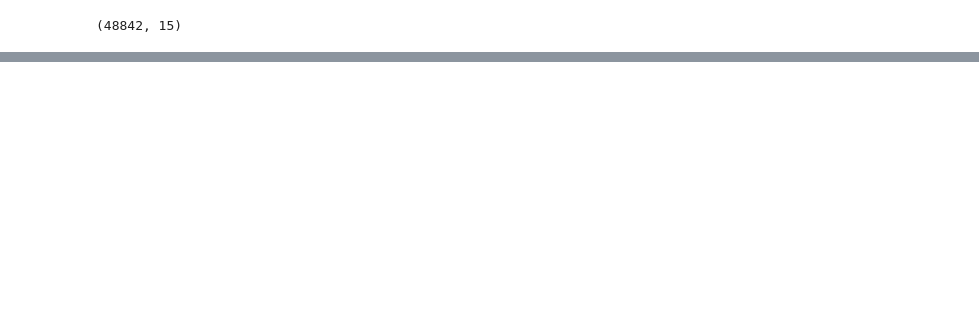
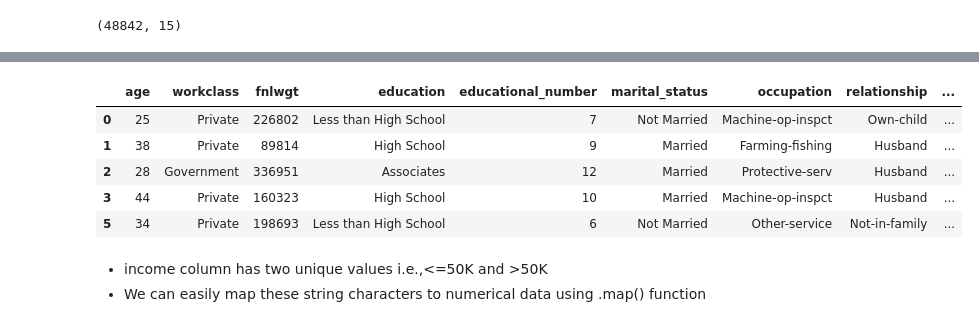
Before and after one commit to AnnaMatlapudi/ml-project-1, a Jupyter notebook: notebooks/Anna github Adult 1-Copy1.ipynb, the cells around one changed output, grey strips where cells are left out. Saved outputs shown, nothing was run; the diff lists cells and outputs as text; code cells hidden in the pictures; blank space fills up the shorter version.

```diff
--- a/notebooks/Anna github Adult 1-Copy1.ipynb
+++ b/notebooks/Anna github Adult 1-Copy1.ipynb
@@ -144,6 +291,0 @@ array(['United-States', '?', 'Peru', 'Guatemala', 'Mexico',
-# %%
-df['workclass']= df['workclass'].replace('?',np.nan)
-
-df['native-country']= df['native-country'].replace('?',np.nan)
-
-df['occupation']= df['occupation'].replace('?',np.nan)
@@ -183,4 +291,0 @@ df.shape
-# %%
-df= df.replace(dict.fromkeys(['State-gov','Local-gov','Federal-govt'], 'Government'))
-
-df=df.replace(dict.fromkeys(['Self-emp-not-inc','Self-emp-inc'], 'Self-employed'))
@@ -193,2 +291,0 @@ df.occupation.unique()
-# %%
-df=df.replace(dict.fromkeys(['Protective-serv'], 'Armed-Forces'))
@@ -232,3 +291,0 @@ df.head(10)
-# %%
-# drop rows with missing values
-df = df.dropna()
@@ -278,0 +292,12 @@ X_train,X_test,y_train,y_test = train_test_split(X,y,test_size= 0.20, random_sta
+# %%
+df.head()
+# %% [output]
+|  | age | workclass | fnlwgt | education | educational_number | marital_status | occupation | relationship | ... |
+| 0 | 25 | Private | 226802 | Less than High School | 7 | Not Married | Machine-op-inspct | Own-child | ... |
+| 1 | 38 | Private | 89814 | High School | 9 | Married | Farming-fishing | Husband | ... |
+| 2 | 28 | Government | 336951 | Associates | 12 | Married | Protective-serv | Husband | ... |
+| 3 | 44 | Private | 160323 | High School | 10 | Married | Machine-op-inspct | Husband | ... |
+| 5 | 34 | Private | 198693 | Less than High School | 6 | Not Married | Other-service | Not-in-family | ... |
+# %% [markdown]
+- income column has two unique values i.e.,<=50K and >50K
+- We can easily map these string characters to numerical data using .map() function
```
Also changed, not shown: parts of 130 cells of this notebook, 4 other files.
